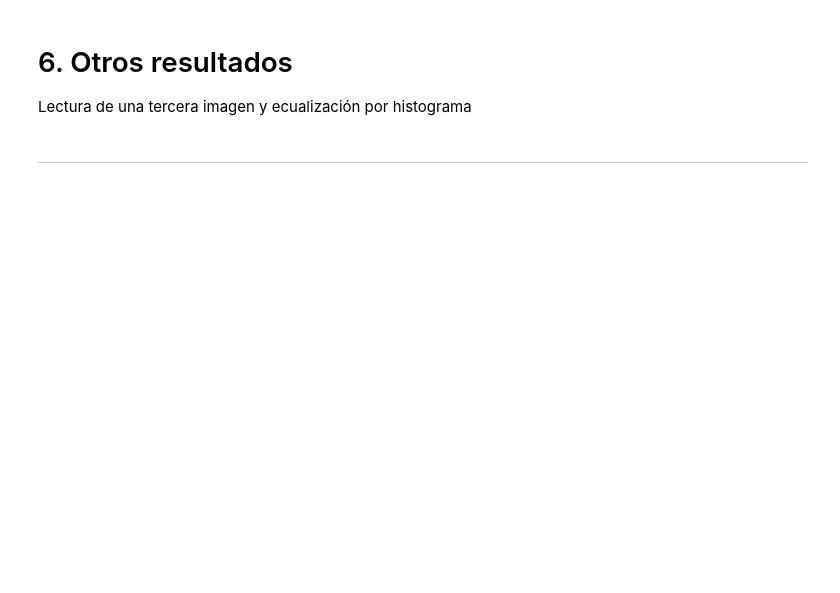
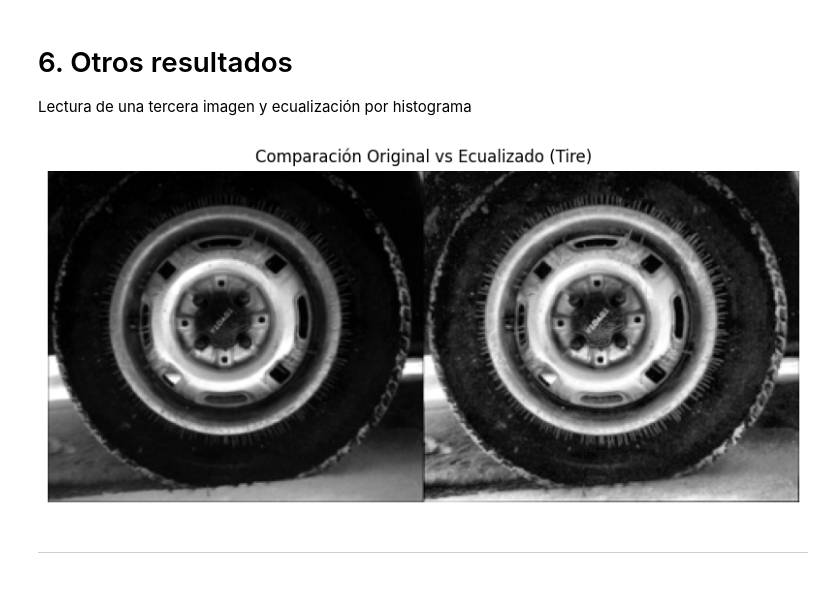
Before and after one commit to Nicolas8aa/cv_2025_1, a Jupyter notebook: lab_09.ipynb, the cells around one changed output. Drawn from its saved outputs; the diff is of its cells as text; code cells hidden in the pictures; blank space fills up the shorter version.

```diff
--- a/lab_09.ipynb
+++ b/lab_09.ipynb
@@ -106,17 +115,19 @@ plt.show()
 # 6. Otros resultados
 Lectura de una tercera imagen y ecualización por histograma
 # %%
-I = cv2.imread('.\images\tire.tif', cv2.IMREAD_GRAYSCALE)
+I = cv2.imread('./images/tire.tif', cv2.IMREAD_GRAYSCALE)
 
 # Aplicar CLAHE
 J = clahe.apply(I)
 
 # Comparación visual de las imágenes
 plt.figure(figsize=(10, 5))
 plt.imshow(np.hstack((I, J)), cmap='gray')
 plt.title('Comparación Original vs Ecualizado (Tire)')
 plt.axis('off')
 plt.show()
+# %% [output]
+[figure, added]
 # %% [markdown]
 <div style="text-align: center; margin: 20px 0;">
   <hr style="border: none; height: 2px; background: linear-gradient(to right, #bbb, #333, #bbb); width: 50%; margin: 0 auto;" />
```
Also changed, not shown: parts of 4 cells of this notebook, 2 other files.
